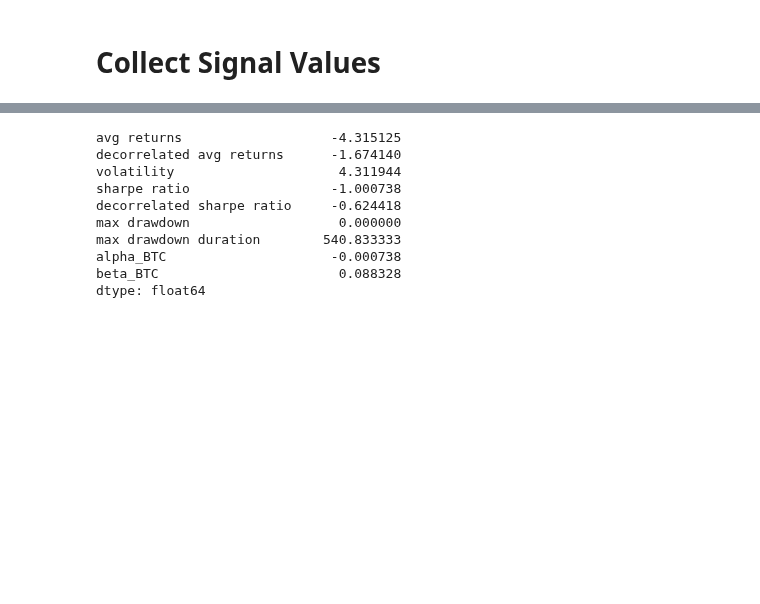
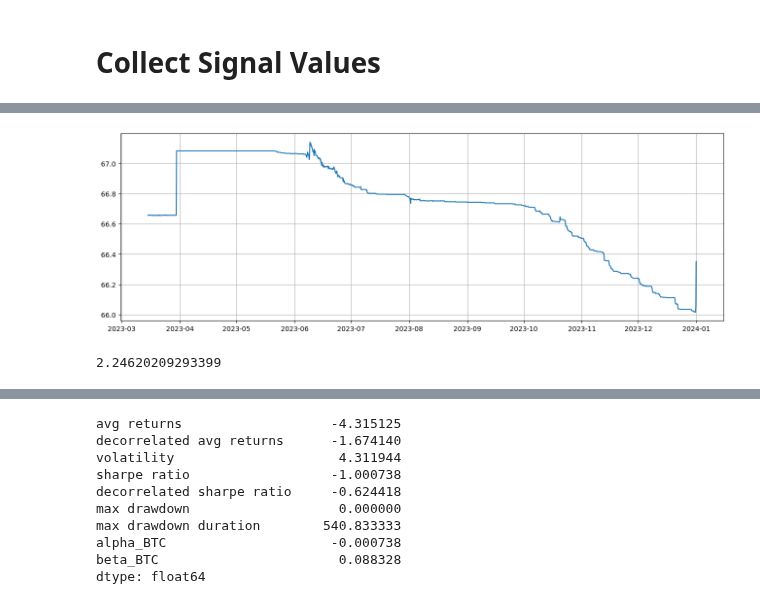
Before and after one commit to wbchristerson/crypto-strategies, a Jupyter notebook: updated_statistical_arbitrage_cointegration.ipynb, the cells around one changed output, grey strips where cells are left out. Saved outputs shown, nothing was run; the diff lists cells and outputs as text; code cells hidden in the pictures; blank space fills up the shorter version.

Commit message:
start implementing large comprehensive grid search for pairs trading using cointegration

```diff
--- a/updated_statistical_arbitrage_cointegration.ipynb
+++ b/updated_statistical_arbitrage_cointegration.ipynb
@@ -295,7 +298,7 @@ def run_and_process_trade_simulation(
         z_score_avg_calculation_window
     )
 
-    raw_gross_returns = training_balance_record / training_balance_record.shift() - 1
+    raw_gross_returns = total_gross_positions / total_gross_positions.shift() - 1
     gross_returns = raw_gross_returns[~(
         np.isnan(raw_gross_returns) | (raw_gross_returns == float('inf')) | (raw_gross_returns == float('-inf'))
     )]
@@ -429,0 +564,15 @@ small_significance_df
+# %%
+significance_level = 1e-7
+beta_calculation_window = 840
+z_score_avg_calculation_window = 420
+
+net_returns = run_and_process_trade_simulation(
+    px,
+    significance_level,
+    find_coint_pairs_cutoff,
+    train_variants_cutoff,
+    beta_calculation_window,
+    z_score_avg_calculation_window
+)
+
+net_returns
@@ -429,0 +610,13 @@ small_significance_df
+# %%
+plt.figure(figsize=(16,5))
+# plt.plot(net_returns.apply(lambda x: max(min(x, 0.1), -0.1)))
+plt.plot(net_returns.cumsum().loc[datetime(2023, 3, 15, 0, 0):])
+
+plt.grid()
+plt.show()
+# %% [output]
+[figure, added]
+# %%
+net_returns.iloc[1:].mean() / net_returns.iloc[1:].std() * np.sqrt(365 * 6)
+# %% [output]
+2.24620209293399
```
Also changed, not shown: parts of 9 cells of this notebook, 2 other files.
